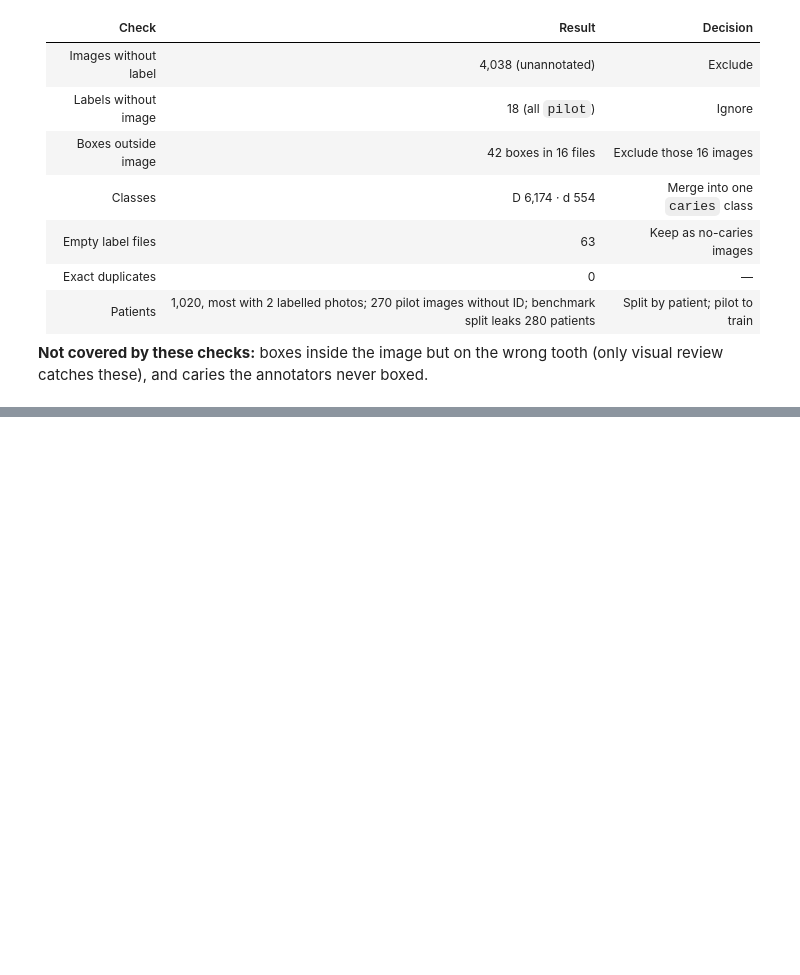
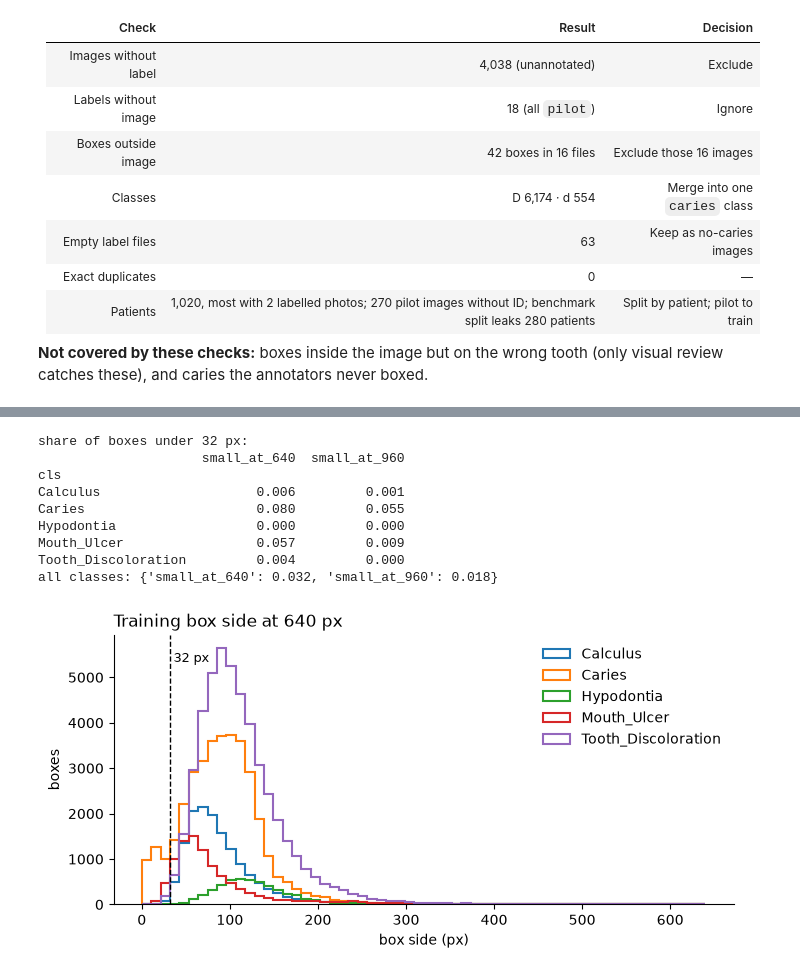
Before and after one commit to Aiden812/Deep-Learning-WIU, a Jupyter notebook: models/yolo_caries/notebooks/JunWei/01_eda.ipynb, the cells around one changed output, grey strips where cells are left out. Cells and saved outputs as stored; diff of their text form; code cells hidden in the pictures; blank space fills up the shorter version.

```diff
--- a/models/yolo_caries/notebooks/JunWei/01_eda.ipynb
+++ b/models/yolo_caries/notebooks/JunWei/01_eda.ipynb
@@ -233,0 +336,33 @@ show_label("no_retractors/Frontal/anonymous_003-008-1188-00_1732714947165_Fronta
+# %%
+# Box side in pixels after resizing (exact for square photos, an overestimate for wide ones)
+boxes5["side"] = (boxes5.w * boxes5.h) ** 0.5
+for size in (640, 960):
+    boxes5[f"small_at_{size}"] = boxes5.side * size < 32
+
+print("share of boxes under 32 px:")
+print(boxes5.groupby("cls")[["small_at_640", "small_at_960"]].mean().round(3))
+print("all classes:", boxes5[["small_at_640", "small_at_960"]].mean().round(3).to_dict())
+
+fig, ax = plt.subplots(figsize=(8, 3.5))
+for cls, group in boxes5[boxes5.split == "train"].groupby("cls"):
+    ax.hist(group.side * 640, bins=60, range=(0, 640), histtype="step", linewidth=1.5, label=cls)
+ax.axvline(32, color="black", linestyle="--", linewidth=1)
+ax.text(36, ax.get_ylim()[1] * 0.9, "32 px", fontsize=9)
+ax.set_title("Training box side at 640 px", loc="left")
+ax.set_xlabel("box side (px)")
+ax.set_ylabel("boxes")
+ax.legend(frameon=False)
+for side in ("top", "right"):
+    ax.spines[side].set_visible(False)
+plt.show()
+# %% [output]
+share of boxes under 32 px:
+                     small_at_640  small_at_960
+cls
+Calculus                    0.006         0.001
+Caries                      0.080         0.055
+Hypodontia                  0.000         0.000
+Mouth_Ulcer                 0.057         0.009
+Tooth_Discoloration         0.004         0.000
+all classes: {'small_at_640': 0.032, 'small_at_960': 0.018}
+[figure, added]
```
Also changed, not shown: parts of 16 cells of this notebook, 59 other files.
